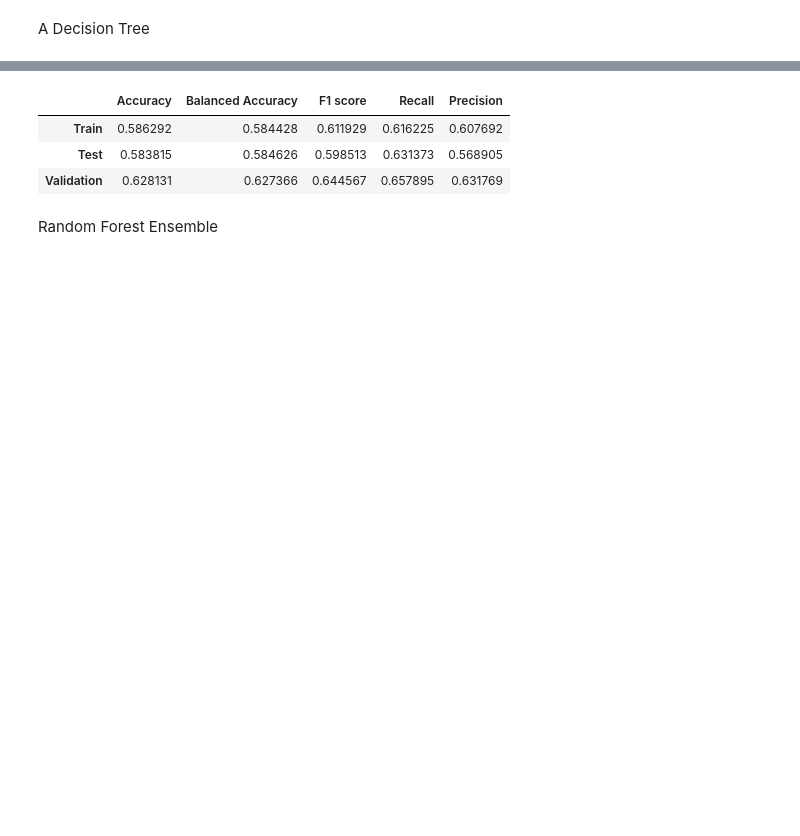
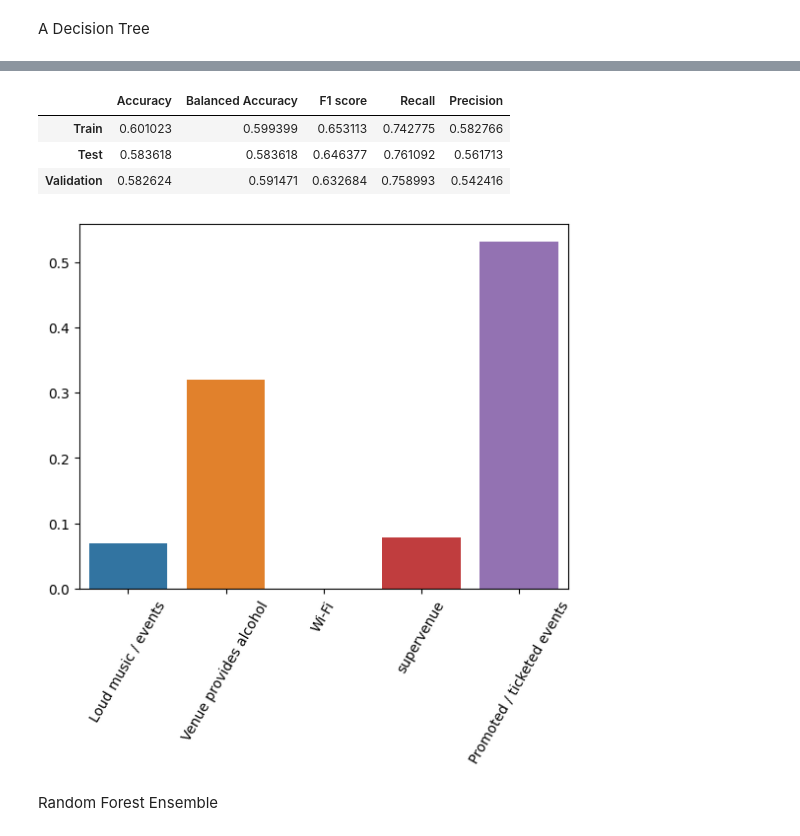
Before and after one commit to TosinPhillip/Datacamp-Professional-Data-Scientist-Certification-Case-Study, a Jupyter notebook: datacamp.ipynb, the cells around one changed output, grey strips where cells are left out. Drawn from its saved outputs; the diff is of its cells as text; code cells hidden in the pictures; blank space fills up the shorter version.

```diff
--- a/datacamp.ipynb
+++ b/datacamp.ipynb
@@ -536,2 +564,0 @@ de wrangle(dataframe):
-# %%
-df.drop(['venue_name', 'U-Shaped_max', 'Theatre_max'], axis=1, inplace=True)
@@ -564,3 +592,12 @@ Name: Wheelchair accessible, Length: 3460, dtype: bool
 # %%
+df.drop(['venue_name', 'U-Shaped_max', 'Theatre_max', 'max_standing'], axis=1, inplace=True)
+
+# And encode categorical columns
+df = pd.get_dummies(df, drop_first=True)
+
+#The target vector is popped
+target = df.pop('Wheelchair accessible')
+
+# Finally, we split the data into training, testing and validating set.
 X_train, X_hold, y_train, y_hold = train_test_split(df, target, random_state=1221, train_size=.7)
 X_test, X_val, y_test, y_val = train_test_split(X_hold, y_hold, random_state=121, test_size=.5)
@@ -620,12 +671,18 @@ assess_classifier(base_dtc)
 # %%
 tuned_dtc = DecisionTreeClassifier(max_leaf_nodes=5, min_samples_leaf=4)
 tuned_dtc.fit(X_train, y_train)
 assess_classifier(tuned_dtc)
+
+#We also want to see what our model thinks is important
+sns.barplot(x=X_train.columns, y=tuned_dtc.feature_importances_)
+plt.xticks(rotation=60)
+plt.show()
 # %% [output]
 |  | Accuracy | Balanced Accuracy | F1 score | Recall | Precision |
-| Train | 0.586292 | 0.584428 | 0.611929 | 0.616225 | 0.607692 |
-| Test | 0.583815 | 0.584626 | 0.598513 | 0.631373 | 0.568905 |
-| Validation | 0.628131 | 0.627366 | 0.644567 | 0.657895 | 0.631769 |
+| Train | 0.601023 | 0.599399 | 0.653113 | 0.742775 | 0.582766 |
+| Test | 0.583618 | 0.583618 | 0.646377 | 0.761092 | 0.561713 |
+| Validation | 0.582624 | 0.591471 | 0.632684 | 0.758993 | 0.542416 |
+[figure, added]
 # %% [markdown]
 Random Forest Ensemble
 # %%
```
Also changed, not shown: parts of 17 cells of this notebook.
